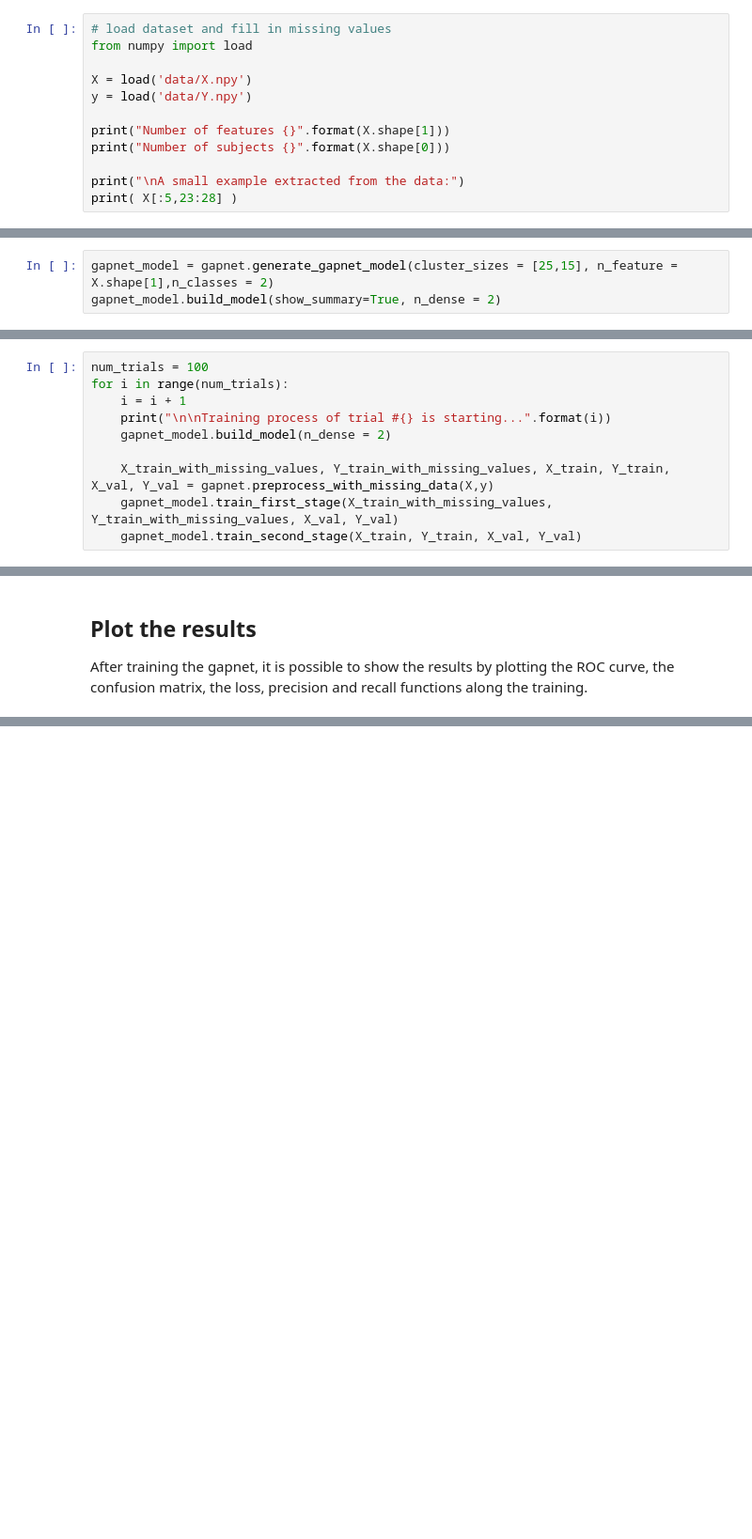
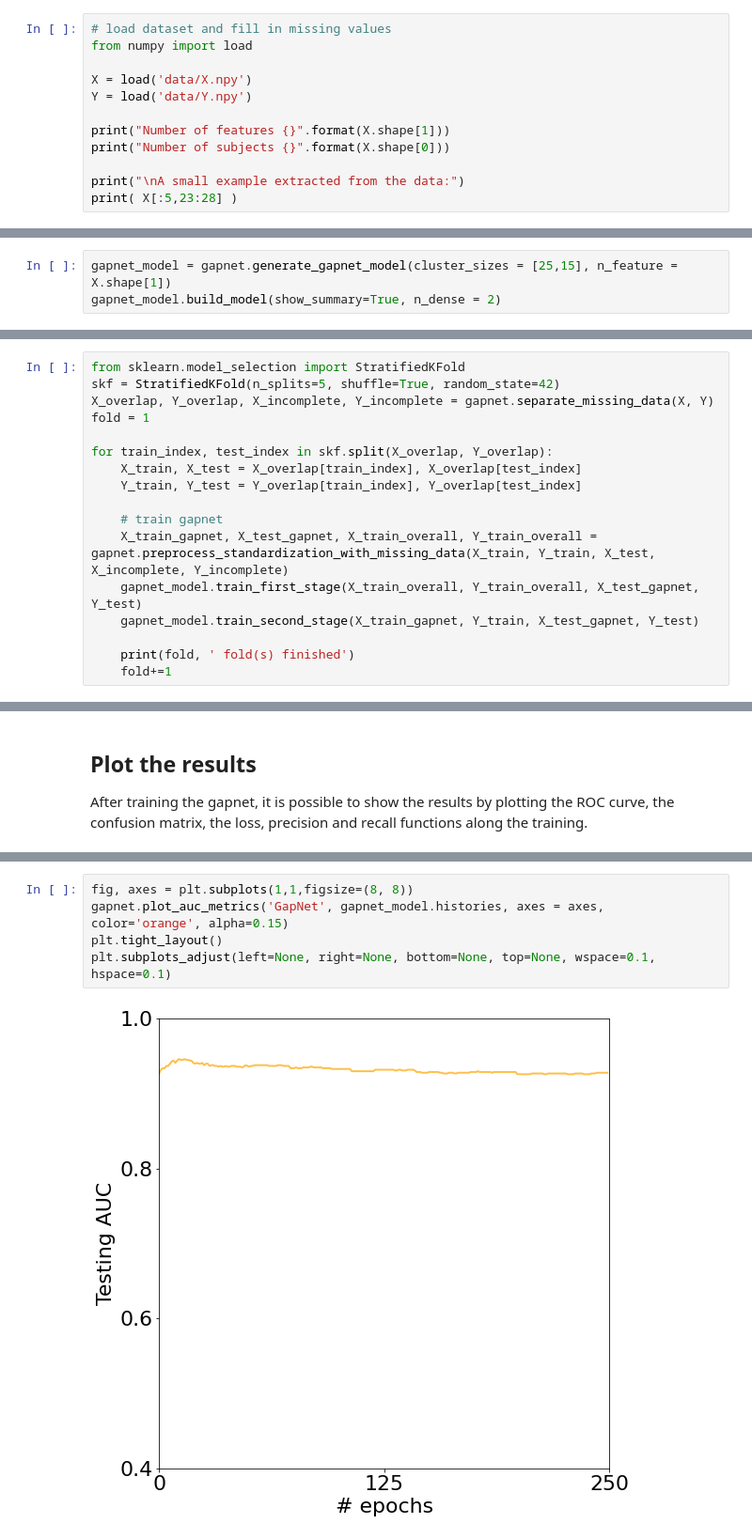
Before and after one commit to softmatterlab/GapNet, a Jupyter notebook: gapnet_tutorial.ipynb, the cells around one changed output, grey strips where cells are left out. Shown: that part at 94% size. Saved outputs shown, nothing was run; the diff lists cells and outputs as text; blank space fills up the shorter version.

```diff
--- a/gapnet_tutorial.ipynb
+++ b/gapnet_tutorial.ipynb
@@ -29,7 +33,7 @@ The dataset consists of 1000 subjects of which only 100 have all 40 features.
 from numpy import load
 
 X = load('data/X.npy')
-y = load('data/Y.npy')
+Y = load('data/Y.npy')
 
 print("Number of features {}".format(X.shape[1]))
 print("Number of subjects {}".format(X.shape[0]))
@@ -85,7 +89,7 @@ At this point, the gapnet is ready to be trained over the two stages, using the
 *gapnet_model.train_first_stage(X_train, y_train, X_val, y_val)*
 *gapnet_model.train_second_stage(X_train, y_train, X_val, y_val)*
 # %%
-gapnet_model = gapnet.generate_gapnet_model(cluster_sizes = [25,15], n_feature = X.shape[1],n_classes = 2)
+gapnet_model = gapnet.generate_gapnet_model(cluster_sizes = [25,15], n_feature = X.shape[1])
 gapnet_model.build_model(show_summary=True, n_dense = 2)
 # %% [output]
 Generating the 1 neural network model ...
@@ -109,13 +113,3 @@ None
 ## Train the GapNet model
 
 In this example, we train the gapnet num_trials times with random splitting of training and validation data.
-# %%
-num_trials = 100
-for i in range(num_trials):
-    i = i + 1
-    print("\n\nTraining process of trial #{} is starting...".format(i))
-    gapnet_model.build_model(n_dense = 2)
-
-    X_train_with_missing_values, Y_train_with_missing_values, X_train, Y_train, X_val, Y_val = gapnet.preprocess_with_missing_data(X,y)
-    gapnet_model.train_first_stage(X_train_with_missing_values, Y_train_with_missing_values, X_val, Y_val)
-    gapnet_model.train_second_stage(X_train, Y_train, X_val, Y_val)
@@ -139,0 +116,17 @@ Training process of second stage is done.
+# %%
+from sklearn.model_selection import StratifiedKFold
+skf = StratifiedKFold(n_splits=5, shuffle=True, random_state=42)
+X_overlap, Y_overlap, X_incomplete, Y_incomplete = gapnet.separate_missing_data(X, Y)
+fold = 1
+
+for train_index, test_index in skf.split(X_overlap, Y_overlap):
+    X_train, X_test = X_overlap[train_index], X_overlap[test_index]
+    Y_train, Y_test = Y_overlap[train_index], Y_overlap[test_index]
+
+    # train gapnet
+    X_train_gapnet, X_test_gapnet, X_train_overall, Y_train_overall = gapnet.preprocess_standardization_with_missing_data(X_train, Y_train, X_test, X_incomplete, Y_incomplete)
+    gapnet_model.train_first_stage(X_train_overall, Y_train_overall, X_test_gapnet, Y_test)
+    gapnet_model.train_second_stage(X_train_gapnet, Y_train, X_test_gapnet, Y_test)
+
+    print(fold, ' fold(s) finished')
+    fold+=1
@@ -190,0 +165,7 @@ gapnet.plot_hist(gapnet_model.val_aucs, 'gapnet', color='darkorange', alpha=0.5)
+# %%
+fig, axes = plt.subplots(1,1,figsize=(8, 8))
+gapnet.plot_auc_metrics('GapNet', gapnet_model.histories, axes = axes, color='orange', alpha=0.15)
+plt.tight_layout()
+plt.subplots_adjust(left=None, right=None, bottom=None, top=None, wspace=0.1, hspace=0.1)
+# %% [output]
+[figure, added]
```
Also changed, not shown: parts of 14 cells of this notebook.
